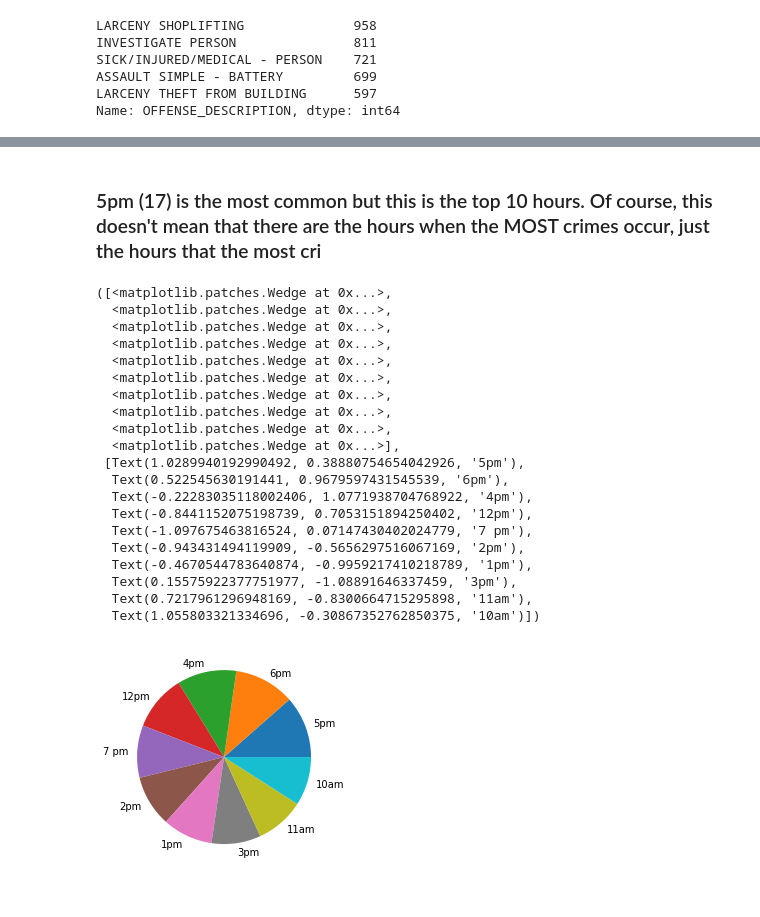
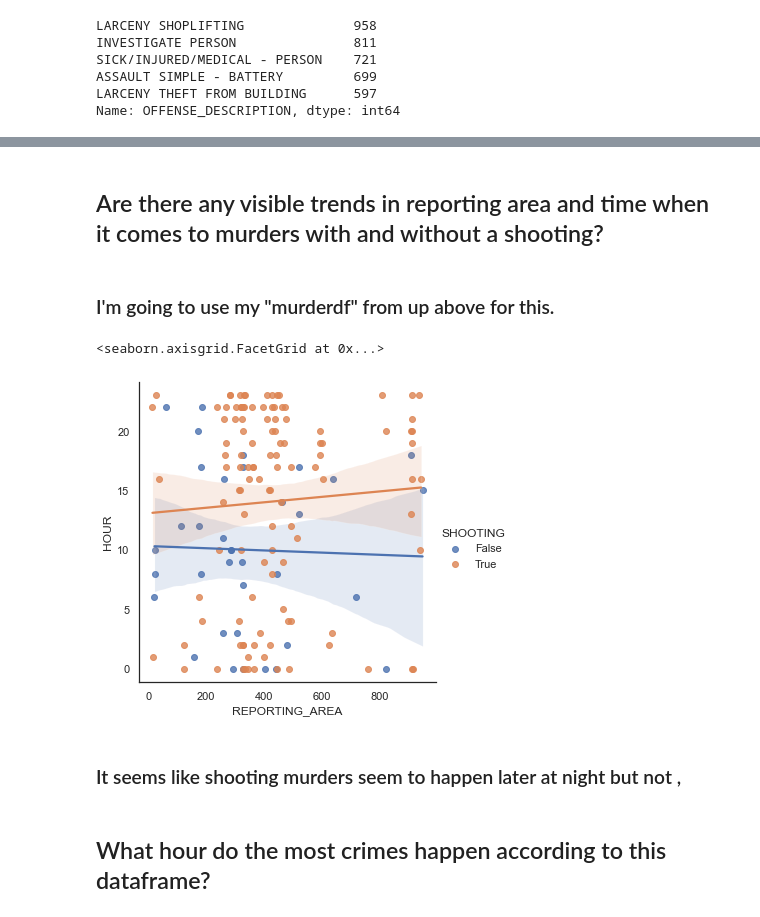
Before and after one commit to cburbridge24/data-science-2022F, a Jupyter notebook: unit3/crime_project/boston-crime-project.ipynb, the cells around one changed output, grey strips where cells are left out. Cells and saved outputs as stored; diff of their text form; code cells hidden in the pictures.

```diff
--- a/unit3/crime_project/boston-crime-project.ipynb
+++ b/unit3/crime_project/boston-crime-project.ipynb
@@ -342,26 +268,13 @@ Name: HOUR, dtype: int64
-# %% [markdown]
-### 5pm (17) is the most common but this is the top 10 hours. Of course, this doesn't mean that there are the hours when the MOST crimes occur, just the hours that the most cri
-# %%
-plt.pie(hour, labels = ['5pm', '6pm', '4pm','12pm', '7 pm', '2pm', '1pm', '3pm', '11am', '10am'])
-# %% [output]
-([<matplotlib.patches.Wedge at 0x...>,
-  <matplotlib.patches.Wedge at 0x...>,
-  <matplotlib.patches.Wedge at 0x...>,
-  <matplotlib.patches.Wedge at 0x...>,
-  <matplotlib.patches.Wedge at 0x...>,
-  <matplotlib.patches.Wedge at 0x...>,
-  <matplotlib.patches.Wedge at 0x...>,
-  <matplotlib.patches.Wedge at 0x...>,
-  <matplotlib.patches.Wedge at 0x...>,
-  <matplotlib.patches.Wedge at 0x...>],
- [Text(1.0289940192990492, 0.38880754654042926, '5pm'),
-  Text(0.522545630191441, 0.9679597431545539, '6pm'),
-  Text(-0.22283035118002406, 1.0771938704768922, '4pm'),
-  Text(-0.8441152075198739, 0.7053151894250402, '12pm'),
-  Text(-1.097675463816524, 0.07147430402024779, '7 pm'),
-  Text(-0.943431494119909, -0.5656297516067169, '2pm'),
-  Text(-0.4670544783640874, -0.9959217410218789, '1pm'),
-  Text(0.15575922377751977, -1.08891646337459, '3pm'),
-  Text(0.7217961296948169, -0.8300664715295898, '11am'),
-  Text(1.055803321334696, -0.30867352762850375, '10am')])
-[figure, removed]
+# %% [markdown]
+## Are there any visible trends in reporting area and time when it comes to murders with and without a shooting?
+# %% [markdown]
+### I'm going to use my "murderdf" from up above for this.
+# %%
+sns.lmplot(x="REPORTING_AREA", y="HOUR", hue="SHOOTING", data=murderdf)
+# %% [output]
+<seaborn.axisgrid.FacetGrid at 0x...>
+[figure, added]
+# %% [markdown]
+### It seems like shooting murders seem to happen later at night but not ,
+# %% [markdown]
+## What hour do the most crimes happen according to this dataframe?
```
Also changed, not shown: parts of 16 cells of this notebook.
